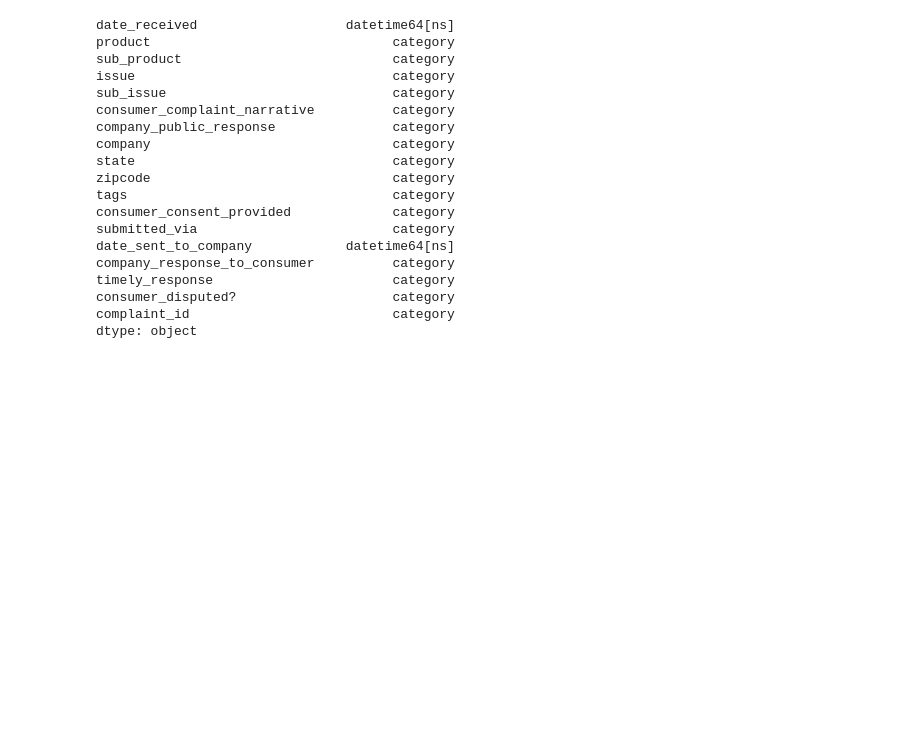
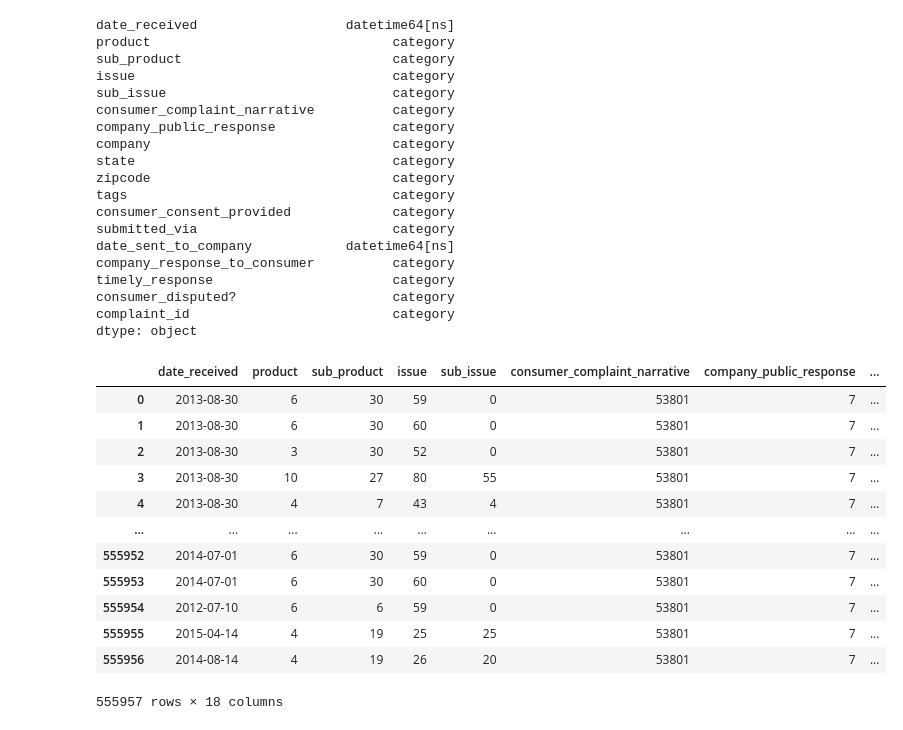
Before and after one commit to andvsilva/programming, a Jupyter notebook: notebooks/explore/exploring.ipynb, the cells around one changed output. Saved outputs shown, nothing was run; the diff lists cells and outputs as text; code cells hidden in the pictures; blank space fills up the shorter version.

```diff
--- a/notebooks/explore/exploring.ipynb
+++ b/notebooks/explore/exploring.ipynb
@@ -176,3 +178,26 @@ timely_response                       category
 consumer_disputed?                    category
 complaint_id                          category
 dtype: object
+# %%
+# category to encode.
+label_encoder = LabelEncoder()
+
+for column in df.columns:
+    if df[column].dtype == 'category':
+        df[column] = label_encoder.fit_transform(df[column])
+
+df
+# %% [output]
+|  | date_received | product | sub_product | issue | sub_issue | consumer_complaint_narrative | company_public_response | ... |
+| 0 | 2013-08-30 | 6 | 30 | 59 | 0 | 53801 | 7 | ... |
+| 1 | 2013-08-30 | 6 | 30 | 60 | 0 | 53801 | 7 | ... |
+| 2 | 2013-08-30 | 3 | 30 | 52 | 0 | 53801 | 7 | ... |
+| 3 | 2013-08-30 | 10 | 27 | 80 | 55 | 53801 | 7 | ... |
+| 4 | 2013-08-30 | 4 | 7 | 43 | 4 | 53801 | 7 | ... |
+| ... | ... | ... | ... | ... | ... | ... | ... | ... |
+| 555952 | 2014-07-01 | 6 | 30 | 59 | 0 | 53801 | 7 | ... |
+| 555953 | 2014-07-01 | 6 | 30 | 60 | 0 | 53801 | 7 | ... |
+| 555954 | 2012-07-10 | 6 | 6 | 59 | 0 | 53801 | 7 | ... |
+| 555955 | 2015-04-14 | 4 | 19 | 25 | 25 | 53801 | 7 | ... |
+| 555956 | 2014-08-14 | 4 | 19 | 26 | 20 | 53801 | 7 | ... |
+555957 rows × 18 columns
```
Also changed, not shown: parts of 5 cells of this notebook, 2 other files.
